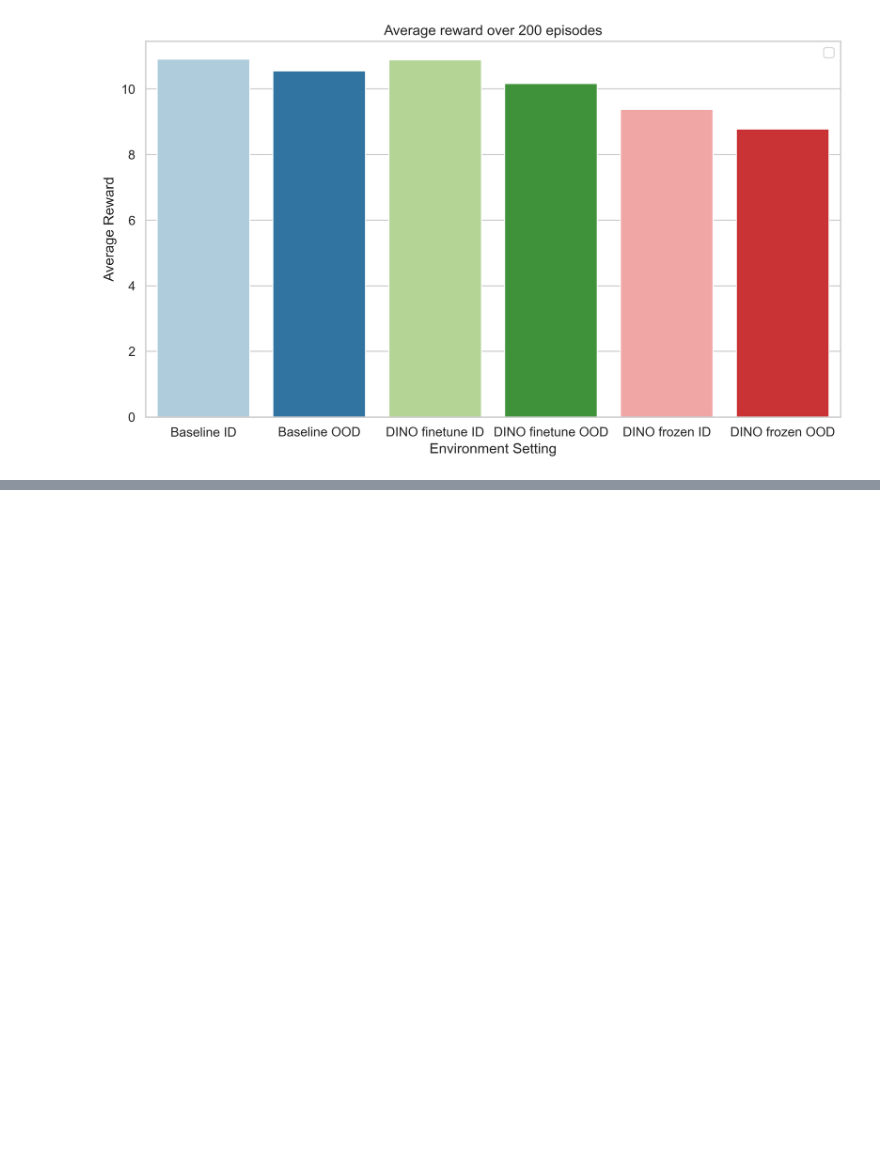
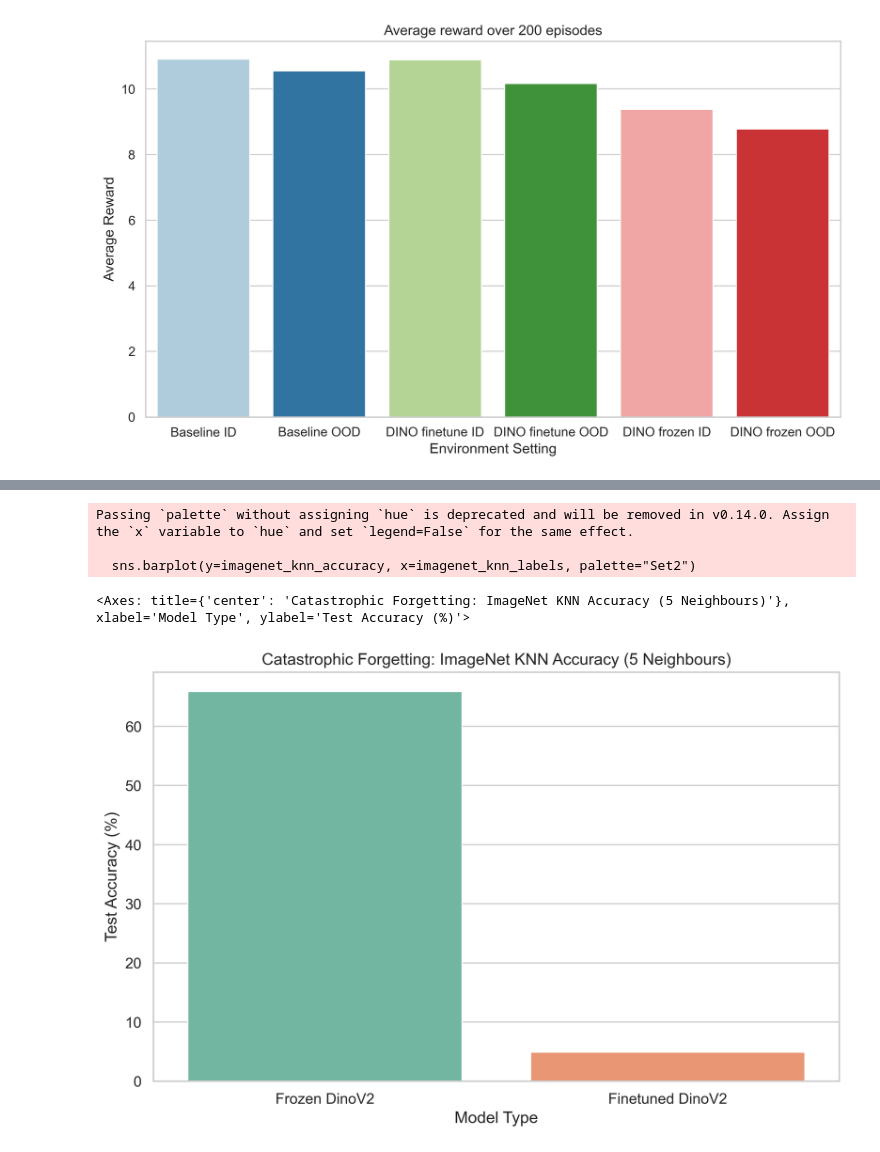
Before and after one commit to jackvice/dreamerJMV3, a Jupyter notebook: plot_eval_results.ipynb, the cells around one changed output, grey strips where cells are left out. Saved outputs shown, nothing was run; the diff lists cells and outputs as text; code cells hidden in the pictures; blank space fills up the shorter version.

Commit message:
plot catastrophic forgetting

```diff
--- a/plot_eval_results.ipynb
+++ b/plot_eval_results.ipynb
@@ -50,0 +54,14 @@ plot(
+# %%
+imagenet_knn_accuracy = [65.88, 4.92]
+imagenet_knn_labels = ["Frozen DinoV2", "Finetuned DinoV2"]
+plt.figure(figsize=(10, 6))
+plt.xlabel("Model Type")
+plt.ylabel("Test Accuracy (%)")
+plt.title(f"Catastrophic Forgetting: ImageNet KNN Accuracy (5 Neighbours)")
+sns.barplot(y=imagenet_knn_accuracy, x=imagenet_knn_labels, palette="Set2")
+# %% [output]
+Passing `palette` without assigning `hue` is deprecated and will be removed in v0.14.0. Assign the `x` variable to `hue` and set `legend=False` for the same effect.
+
+  sns.barplot(y=imagenet_knn_accuracy, x=imagenet_knn_labels, palette="Set2")
+<Axes: title={'center': 'Catastrophic Forgetting: ImageNet KNN Accuracy (5 Neighbours)'}, xlabel='Model Type', ylabel='Test Accuracy (%)'>
+[figure, added]
```
Also changed, not shown: parts of 2 cells of this notebook.
